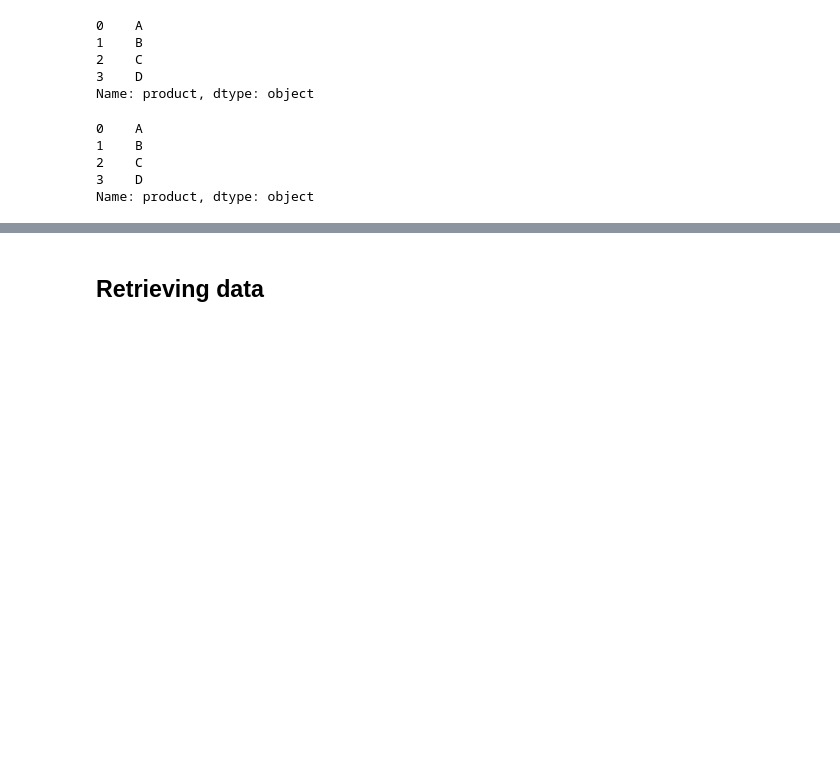
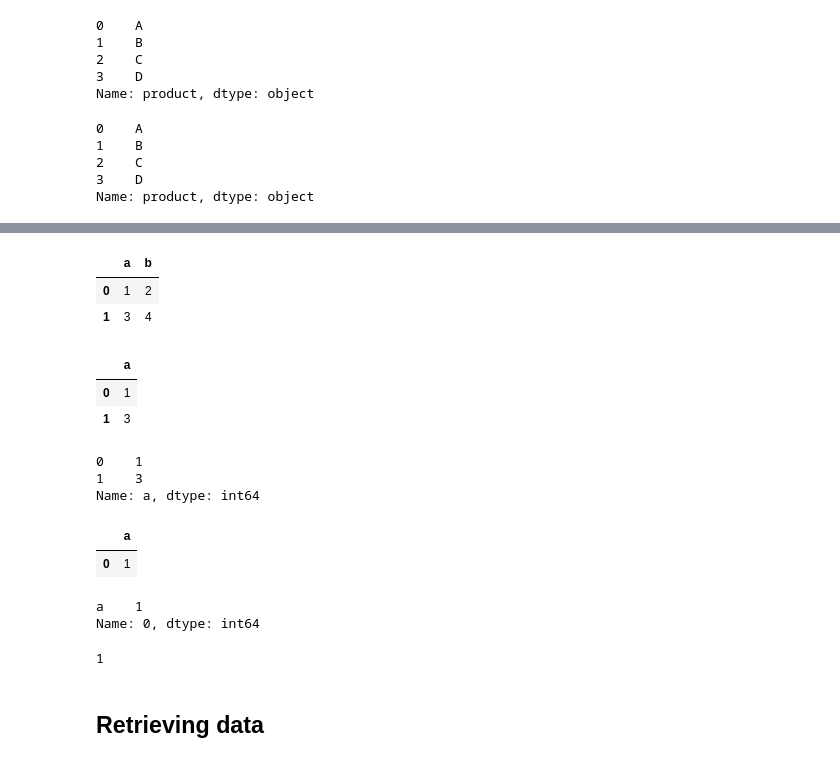
Before and after one commit to SwimmingInCodes/dataAnalysis, a Jupyter notebook: pandas/pandas_series.ipynb, the cells around one changed output, grey strips where cells are left out. Saved outputs shown, nothing was run; the diff lists cells and outputs as text; code cells hidden in the pictures; blank space fills up the shorter version.

```diff
--- a/pandas/pandas_series.ipynb
+++ b/pandas/pandas_series.ipynb
@@ -121,3 +142,35 @@ Name: product, dtype: object
+# %%
+df = pd.DataFrame([[1, 2], [3, 4]], columns=['a', 'b'])
+df
+
+# Slicing a single column will produce a DataFrame with the columns having only one value:
+df_a = df[['a']]
+df_a
+
+df_a.squeeze('columns')
+
+# Slicing a single row from a single column will produce a single scalar DataFrame:
+df_0a = df.loc[df.index < 1, ['a']]
+df_0a
+df_0a.squeeze('rows')
+
+# Squeezing all axes will project directly into a scalar:
+df_0a.squeeze()
+# %% [output]
+|  | a | b |
+| 0 | 1 | 2 |
+| 1 | 3 | 4 |
+|  | a |
+| 0 | 1 |
+| 1 | 3 |
+0    1
+1    3
+Name: a, dtype: int64
+|  | a |
+| 0 | 1 |
+a    1
+Name: 0, dtype: int64
+1
 # %% [markdown]
 ## Retrieving data
 # %% [markdown]
```
Also changed, not shown: parts of 1 cell of this notebook, 1 other file.
